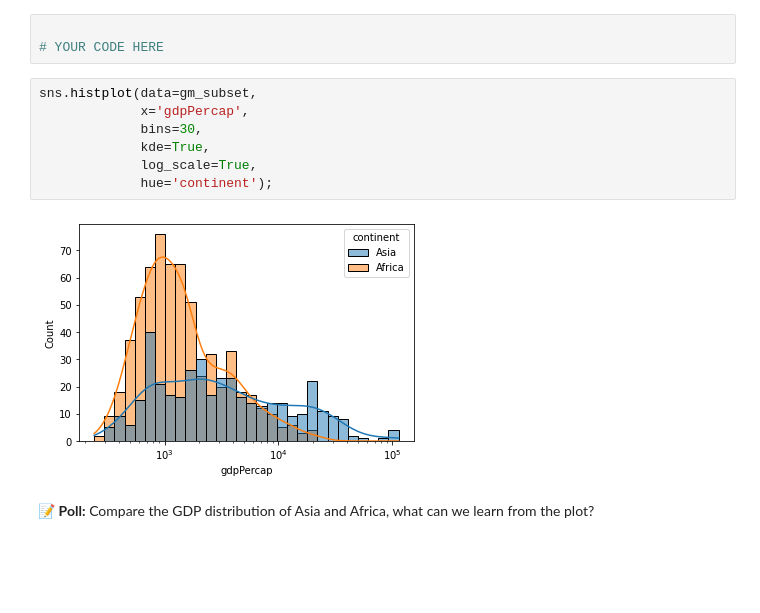
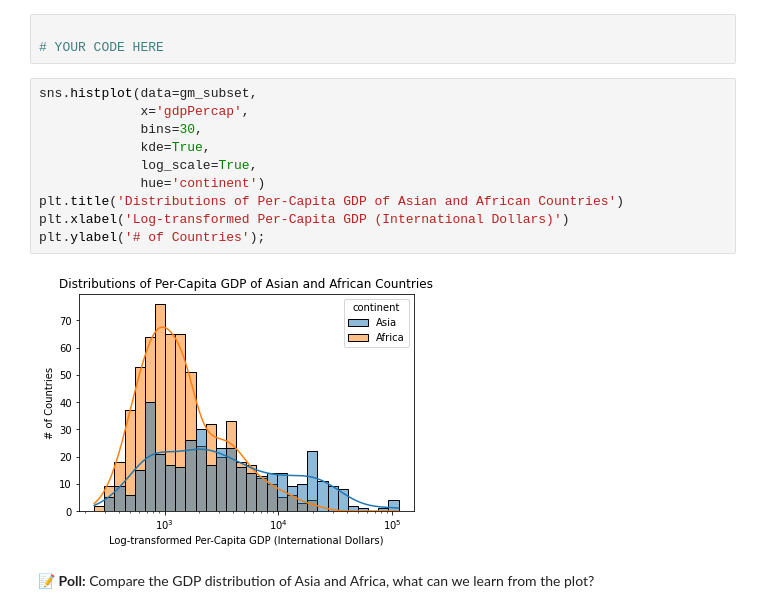
Before and after one commit to annitodd/Python-Data-Visualization, a Jupyter notebook: solutions/01_python_data_visualization_solutions.ipynb, the cells around one changed output. Cells and saved outputs as stored; diff of their text form; blank space fills up the shorter version.

Commit message:
add title to challenge question 1 solution

```diff
--- a/solutions/01_python_data_visualization_solutions.ipynb
+++ b/solutions/01_python_data_visualization_solutions.ipynb
@@ -43,12 +43,15 @@ gm_subset = gm.loc[(gm['continent'] == 'Asia') | (gm['continent'] == 'Africa')]
 # %%
 sns.histplot(data=gm_subset,
              x='gdpPercap',
              bins=30,
              kde=True,
              log_scale=True,
-             hue='continent');
+             hue='continent')
+plt.title('Distributions of Per-Capita GDP of Asian and African Countries')
+plt.xlabel('Log-transformed Per-Capita GDP (International Dollars)')
+plt.ylabel('# of Countries');
 # %% [output]
-[figure, old version]
+[figure, new version]
 # %% [markdown]
 📝 **Poll:** Compare the GDP distribution of Asia and Africa, what can we learn from the plot?
 # %% [markdown]
```
